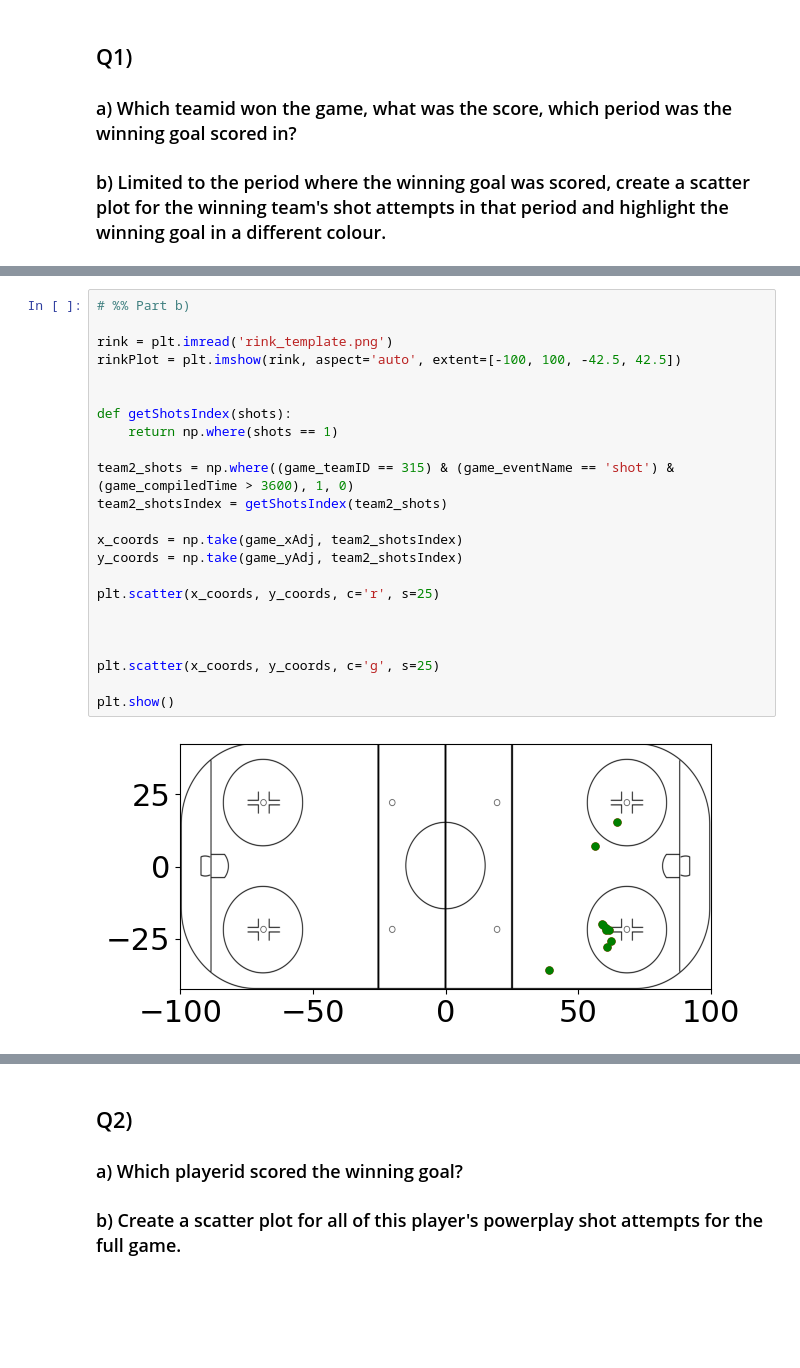
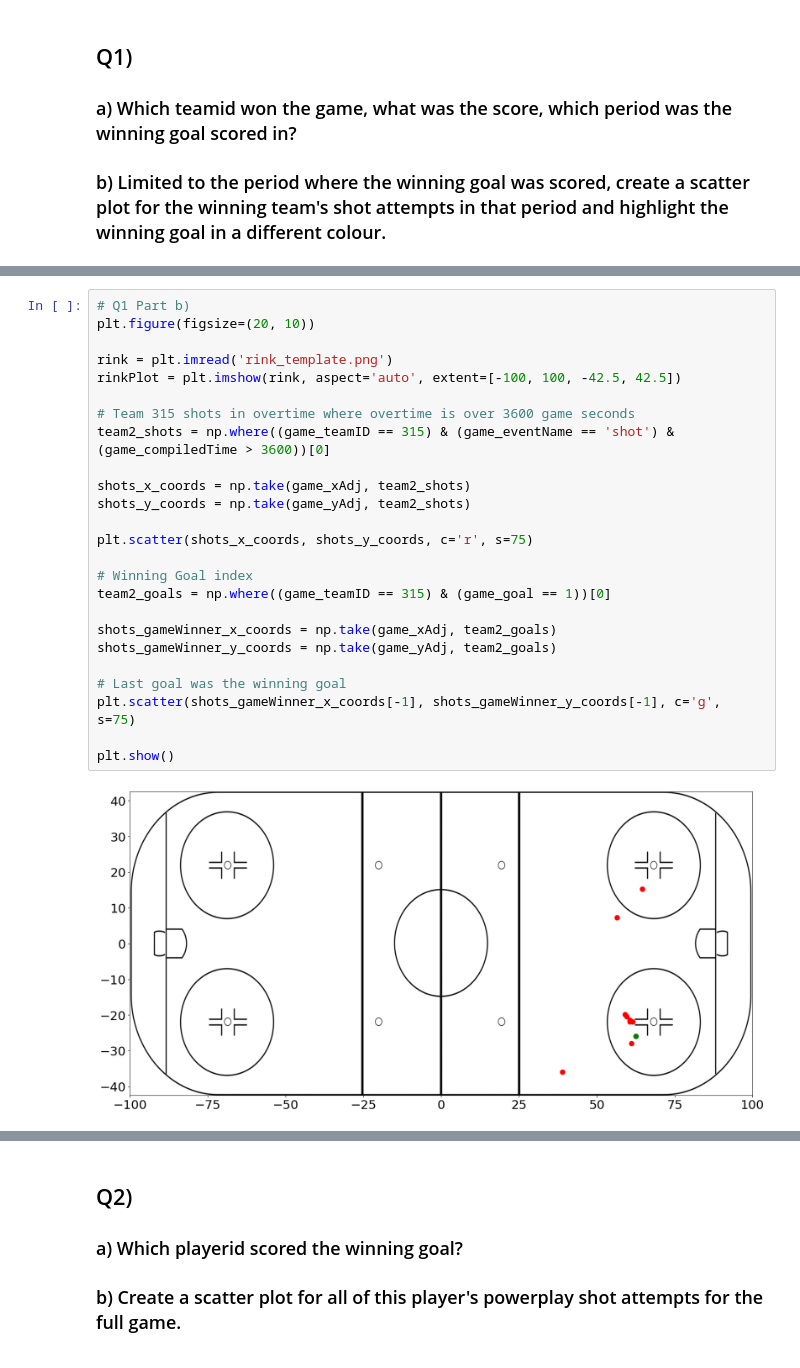
Before and after one commit to klee04/personal, a Jupyter notebook: SportsLogiq Coding Assessment/DA_Tutorial_24/Tutorial24_Questionnaire_Test.ipynb, the cells around one changed output, grey strips where cells are left out. Cells and saved outputs as stored; diff of their text form; blank space fills up the shorter version.

```diff
--- a/SportsLogiq Coding Assessment/DA_Tutorial_24/Tutorial24_Questionnaire_Test.ipynb
+++ b/SportsLogiq Coding Assessment/DA_Tutorial_24/Tutorial24_Questionnaire_Test.ipynb
@@ -106,30 +103,32 @@ Team 311 goals: 3
 Team 315 goals: 4
 Winning goal was in period 4 by team 315
 # %%
-# %% Part b)
+# Q1 Part b)
+plt.figure(figsize=(20, 10))
 
 rink = plt.imread('rink_template.png')
 rinkPlot = plt.imshow(rink, aspect='auto', extent=[-100, 100, -42.5, 42.5])
 
+# Team 315 shots in overtime where overtime is over 3600 game seconds
+team2_shots = np.where((game_teamID == 315) & (game_eventName == 'shot') & (game_compiledTime > 3600))[0]
 
-def getShotsIndex(shots):
-    return np.where(shots == 1)
+shots_x_coords = np.take(game_xAdj, team2_shots)
+shots_y_coords = np.take(game_yAdj, team2_shots)
 
-team2_shots = np.where((game_teamID == 315) & (game_eventName == 'shot') & (game_compiledTime > 3600), 1, 0)
-team2_shotsIndex = getShotsIndex(team2_shots)
+plt.scatter(shots_x_coords, shots_y_coords, c='r', s=75)
 
-x_coords = np.take(game_xAdj, team2_shotsIndex)
-y_coords = np.take(game_yAdj, team2_shotsIndex)
+# Winning Goal index
+team2_goals = np.where((game_teamID == 315) & (game_goal == 1))[0]
 
-plt.scatter(x_coords, y_coords, c='r', s=25)
+shots_gameWinner_x_coords = np.take(game_xAdj, team2_goals)
+shots_gameWinner_y_coords = np.take(game_yAdj, team2_goals)
 
-
-
-plt.scatter(x_coords, y_coords, c='g', s=25)
+# Last goal was the winning goal
+plt.scatter(shots_gameWinner_x_coords[-1], shots_gameWinner_y_coords[-1], c='g', s=75)
 
 plt.show()
 # %% [output]
-[figure, old version]
+[figure, new version]
 # %% [markdown]
 ## A1)
 ### a) Team 315 won the game. The score was 4-3 for Team 315. The winning goal was in overtime (Period 4).
```
Also changed, not shown: parts of 5 cells of this notebook, 1 other file.
